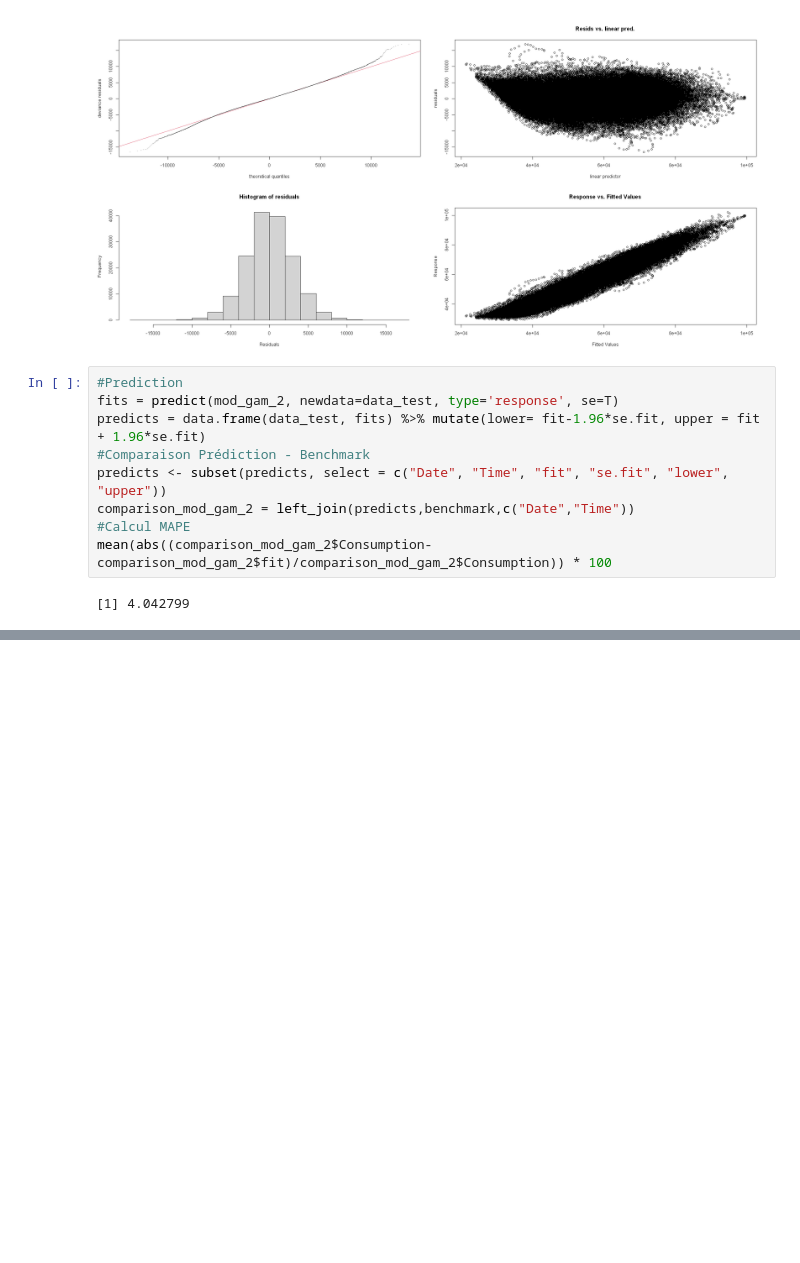
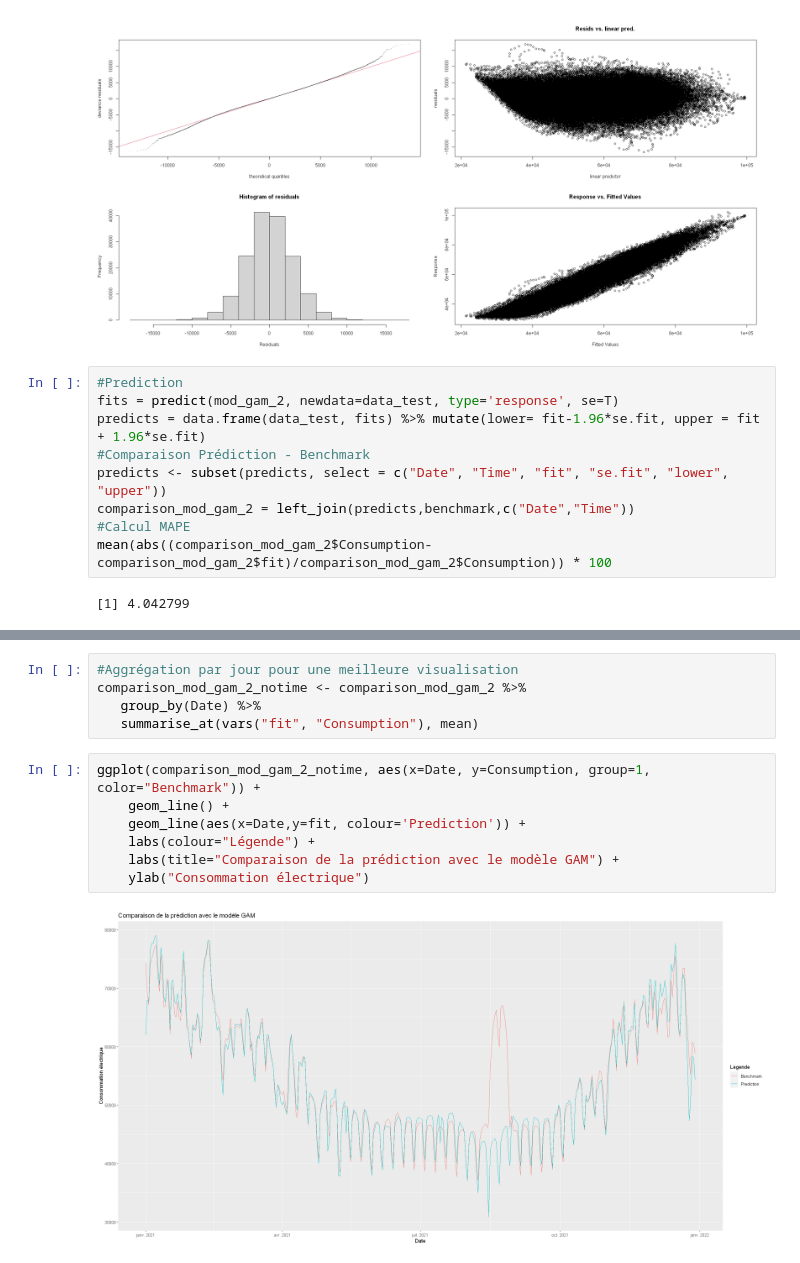
Before and after one commit to PaulineMendras/Seminaire-Modelisation-Stat, a Jupyter notebook: Notebook.ipynb, the cells around one changed output, grey strips where cells are left out. Drawn from its saved outputs; the diff is of its cells as text; blank space fills up the shorter version.

```diff
--- a/Notebook.ipynb
+++ b/Notebook.ipynb
@@ -1421,0 +2126,14 @@ mean(abs((comparison_mod_gam_2$Consumption-comparison_mod_gam_2$fit)/comparison_
+# %%
+#Aggrégation par jour pour une meilleure visualisation
+comparison_mod_gam_2_notime <- comparison_mod_gam_2 %>%
+   group_by(Date) %>%
+   summarise_at(vars("fit", "Consumption"), mean)
+# %%
+ggplot(comparison_mod_gam_2_notime, aes(x=Date, y=Consumption, group=1, color="Benchmark")) +
+    geom_line() +
+    geom_line(aes(x=Date,y=fit, colour='Prediction')) +
+    labs(colour="Légende") +
+    labs(title="Comparaison de la prédiction avec le modèle GAM") +
+    ylab("Consommation électrique")
+# %% [output]
+[figure, added]
```
Also changed, not shown: parts of 43 cells of this notebook.
